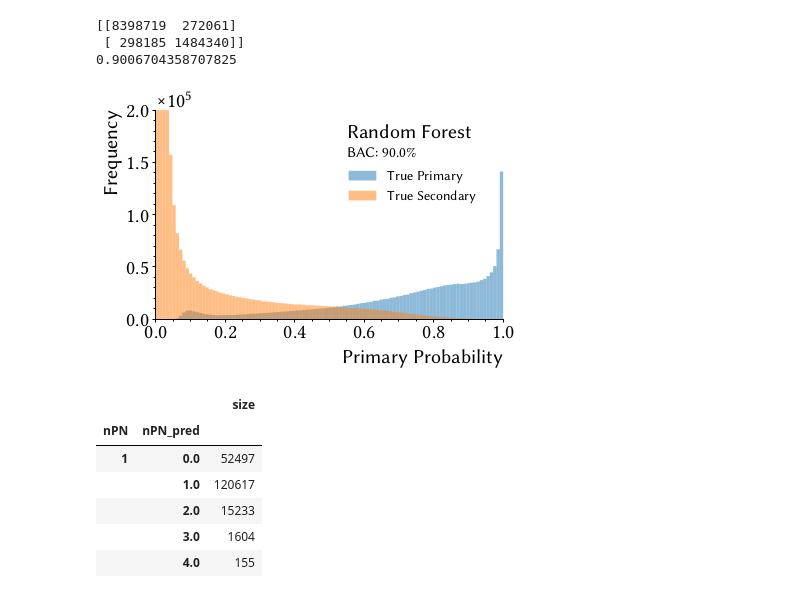
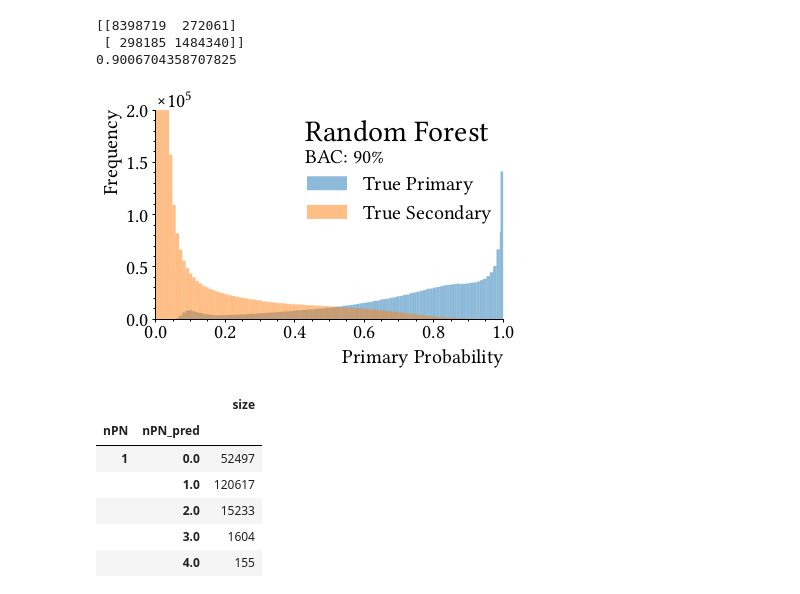
Before and after one commit to janmayer/NeuLAND-reconstruction-ml, a Jupyter notebook: clusterfeature/07-feature-influence.ipynb, the cells around one changed output. Cells and saved outputs as stored; diff of their text form; code cells hidden in the pictures.

```diff
--- a/clusterfeature/07-feature-influence.ipynb
+++ b/clusterfeature/07-feature-influence.ipynb
@@ -114,46 +114,46 @@ print(rfc_bac)
 
 fig = plt.figure(figsize=(6.224, 6.224 / 1.618))
 ax = fig.add_subplot(111)
 
 ax.set_xlabel(r"Primary Probability", horizontalalignment="right", x=1)
 ax.set_xlim(0, 1)
 ax.set_ylabel(r"Frequency", horizontalalignment="right", y=1)
 ax.set_ylim(0, 2e5)
 ax.ticklabel_format(axis="y", style="sci", scilimits=(0, 0))
 
 p1 = data[data["prim"] == 1.0]["pred_prim_proba"].values
 ax.hist(x=p1, bins=100, alpha=0.5, label="True Primary")
 
 p0 = data[data["prim"] == 0.0]["pred_prim_proba"].values
 ax.hist(x=p0, bins=100, alpha=0.5, label="True Secondary")
 
 ax.text(
-    0.55,
+    0.43,
     0.9,
     "Random Forest",
+    horizontalalignment="left",
+    verticalalignment="center",
+    transform=ax.transAxes,
+    fontsize=30,
+)
+
+ax.text(
+    0.43,
+    0.78,
+    f"BAC: {round(rfc_bac*100)}%",
     horizontalalignment="left",
     verticalalignment="center",
     transform=ax.transAxes,
     fontsize=20,
 )
 
-ax.text(
-    0.55,
-    0.8,
-    f"BAC: {round(rfc_bac*100)}%",
-    horizontalalignment="left",
-    verticalalignment="center",
-    transform=ax.transAxes,
-    fontsize=15,
-)
-
-ax.legend(loc="upper right", bbox_to_anchor=(0.96, 0.77), prop={"size": "x-small"})
+ax.legend(loc="upper right", bbox_to_anchor=(1.02, 0.77))#, prop={"size": "x-small"})
 
 fig.savefig(f"results/rfc_hist.pdf", bbox_inches="tight")
 
 display(fig)
 # %% [output]
-[figure, old version]
+[figure, new version]
 # %%
 mult_per_event = data.groupby(["s", "nPN", "i_event"])[["pred_prim"]].sum().rename(columns={"pred_prim": "nPN_pred"})
 mult = mult_per_event.groupby(["nPN", "nPN_pred"]).size().to_frame("size")
```
Also changed, not shown: parts of 4 cells of this notebook, 13 other files.
